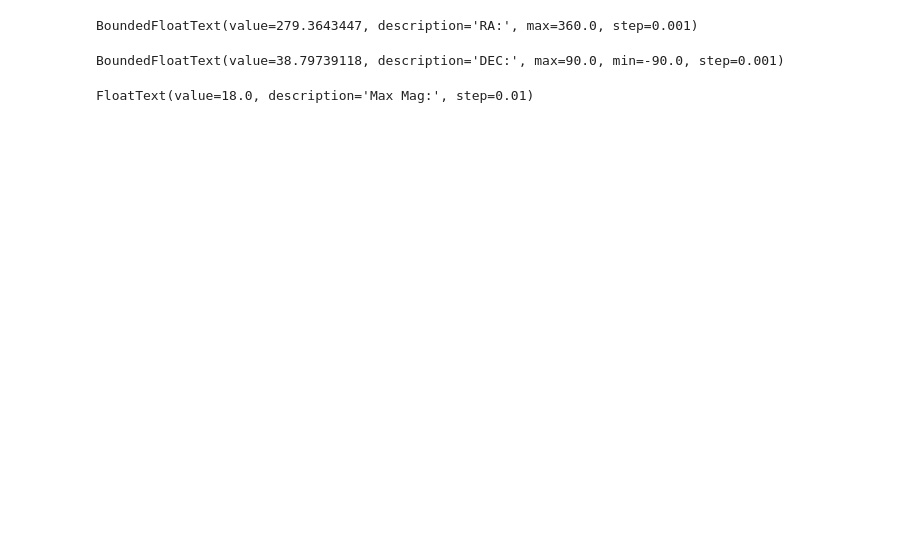
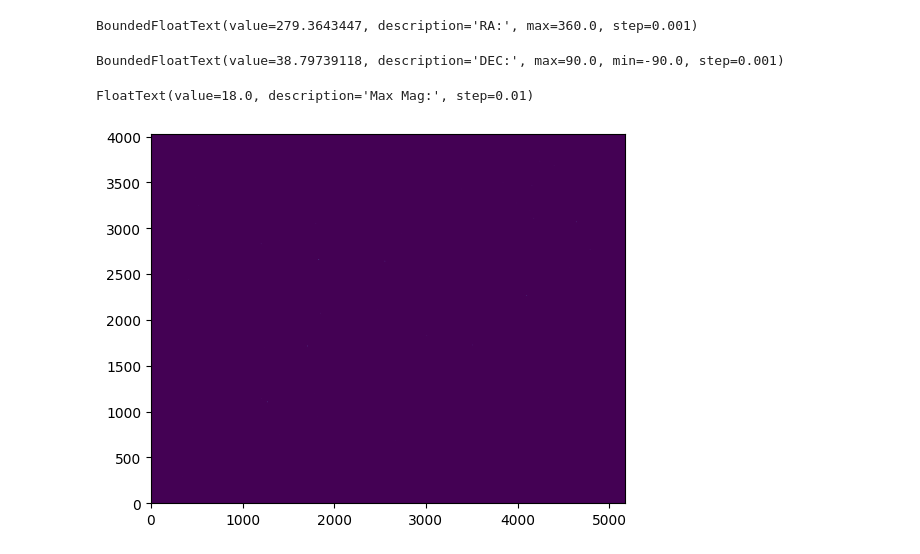
Before and after one commit to orenir49/MAST-simulator, a Jupyter notebook: query.ipynb, the cells around one changed output. Cells and saved outputs as stored; diff of their text form; code cells hidden in the pictures; blank space fills up the shorter version.

```diff
--- a/query.ipynb
+++ b/query.ipynb
@@ -274,8 +248,10 @@ image = create_image(table,ra_widget.value,dec_widget.value)
 # %%
 image_for_conv = np.zeros((image.shape[0]+512, image.shape[1]+512))
 image_for_conv[256:image.shape[0]+256, 256:image.shape[1]+256] = image
-plt.imshow(image_for_conv)
-conv_image_for_conv = convolve_region_based_kernel(image_for_conv, r'/workspaces/sagi-rotation/kernels', 256, 256, 3520, 4656)
+plt.imshow(image_for_conv,origin='lower')
+conv_image_for_conv = convolve_region_based_kernel(image_for_conv, r'./kernels', 256, 256, 3520, 4656)
+# %% [output]
+[figure, added]
 # %%
 mag_to_e = lambda mag: 2e5*10**(-0.4*(mag-10))
 e_to_mag = lambda e: 10-2.5*np.log10(np.abs(e+1)/200000)
```
Also changed, not shown: parts of 5 cells of this notebook, 2 other files.
